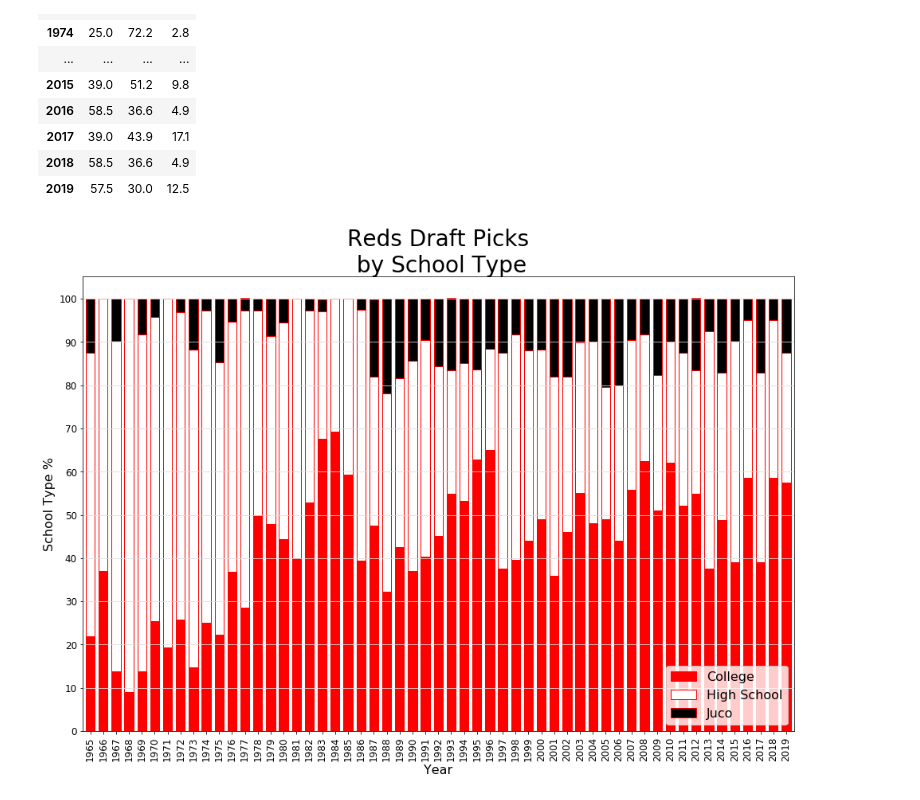
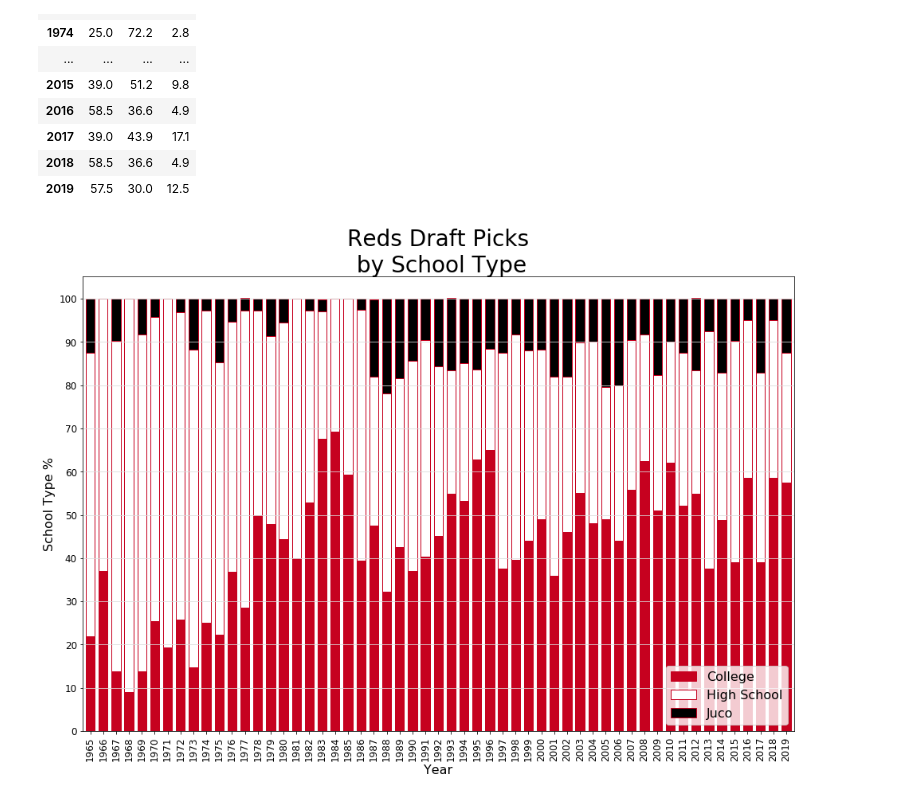
Before and after one commit to DailyAdamG/Draft-Research-By-Franchise, a Jupyter notebook: CIN/Cincinnati Reds File.ipynb, the cells around one changed output. Drawn from its saved outputs; the diff is of its cells as text; code cells hidden in the pictures.

```diff
--- a/CIN/Cincinnati Reds File.ipynb
+++ b/CIN/Cincinnati Reds File.ipynb
@@ -169,17 +169,17 @@ draft_year_school_table_pct = pd.crosstab(reds_data["Year"], reds_data["Type"],
 # %%
 #Bar chart of table above
 
-colors = ["red", "white", "black"]
+colors = ["#C6011F", "white", "#000000"]
 
 (100 * round(draft_year_school_table_pct,3)).plot(kind = "bar", color = colors, width = .7, fontsize = 12,
-edgecolor = "red", stacked = True, figsize = (16, 10.5))
+edgecolor = "#C6011F", stacked = True, figsize = (16, 10.5))
 plt.title("Reds Draft Picks\n by School Type", size = 28)
 plt.xlabel("Year", size = 16)
 plt.ylabel("School Type %", size = 16)
 plt.yticks(np.arange(0, 101, step = 10))
 plt.legend(["College", "High School", "Juco"], loc = "lower right", fontsize = 16)
 plt.grid(color = "gainsboro", linestyle = "-", axis = "y")
 plt.savefig("Reds Draft Picks by School Type.png")
 plt.show()
 # %% [output]
-[figure, old version]
+[figure, new version]
```
Also changed, not shown: parts of 1 cell of this notebook, 42 other files.
